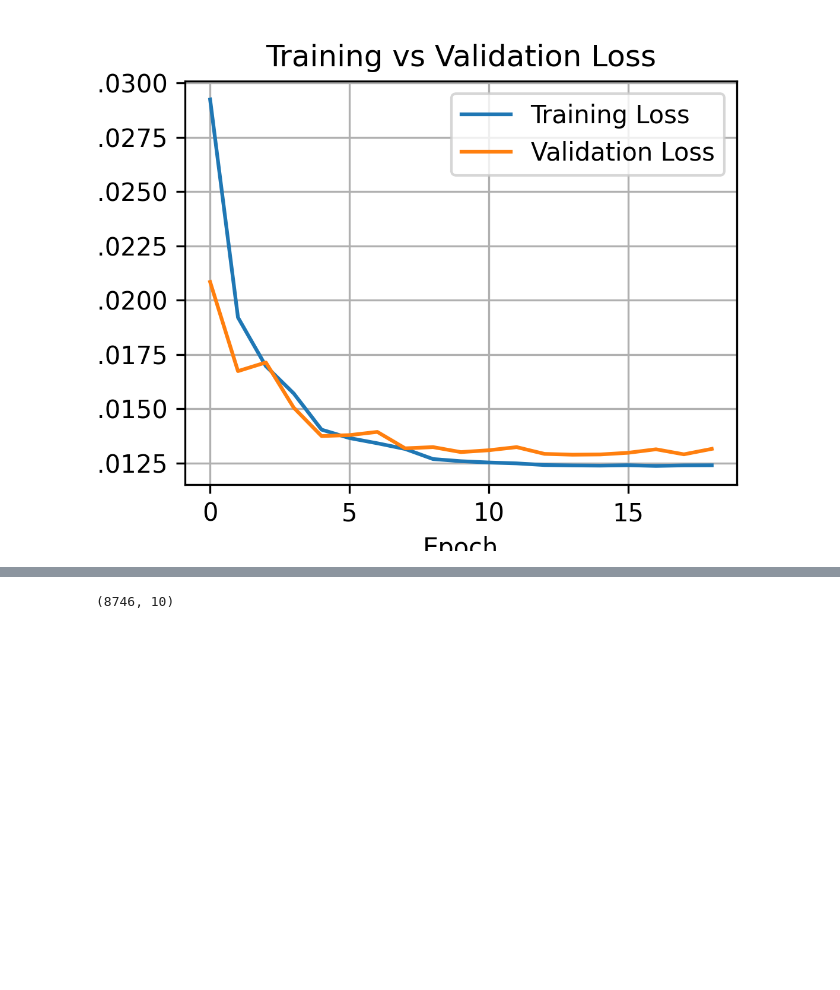
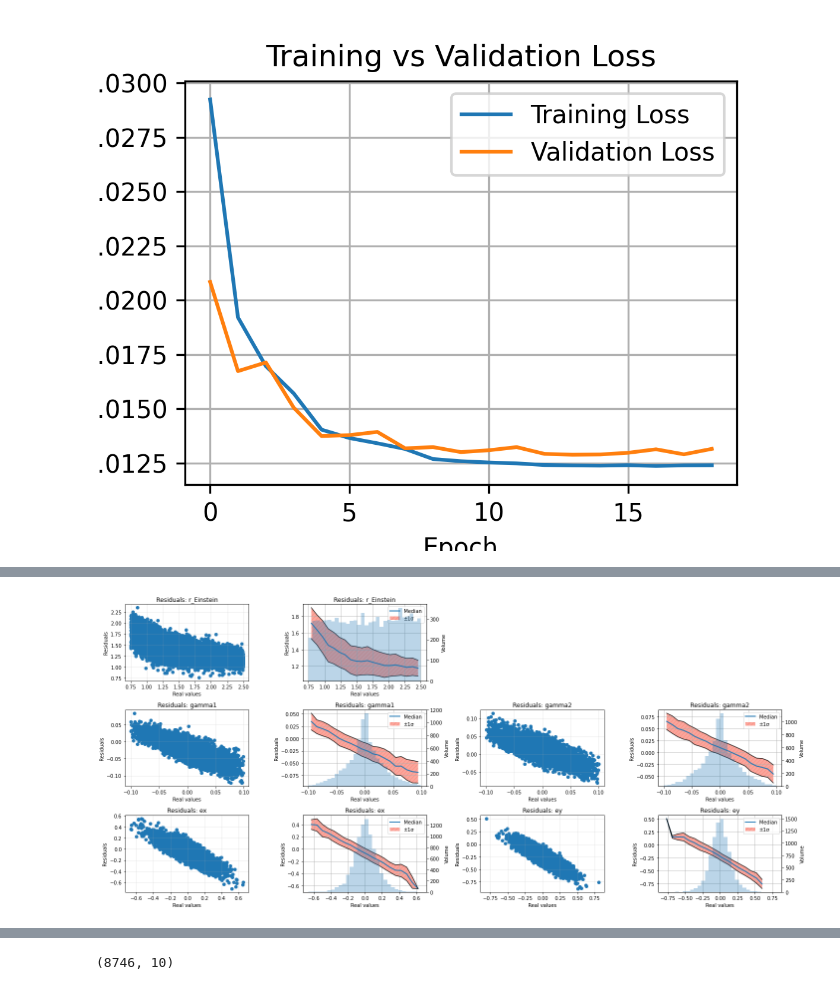
Before and after one commit to matthbatt/Deep-learning-gravitational-lensing, a Jupyter notebook: result_resnet.ipynb, the cells around one changed output, grey strips where cells are left out. Cells and saved outputs as stored; diff of their text form; code cells hidden in the pictures; blank space fills up the shorter version.

```diff
--- a/result_resnet.ipynb
+++ b/result_resnet.ipynb
@@ -901,0 +731,92 @@ plt.show()
+# %%
+import matplotlib.pyplot as plt
+import numpy as np
+
+# Min/max used for normalization
+df_min = df_sample[["r_Einstein", "gamma1", "gamma2", "ex", "ey"]].min().values
+df_max = df_sample[["r_Einstein", "gamma1", "gamma2", "ex", "ey"]].max().values
+
+# Convert to numpy
+y_true = targets.numpy()
+y_pred = preds.numpy()
+
+# --- DENORMALIZATION ---
+y_true_denorm = y_true * (df_max - df_min) + df_min
+y_pred_denorm = y_pred * (df_max - df_min) + df_min
+error_denorm = y_pred_denorm - y_true_denorm
+
+param_names = ["r_Einstein", "gamma1", "gamma2", "ex", "ey"]
+
+plt.figure(figsize=(20, 9))
+places = [(1,2), (5,6), (7,8), (9,10), (11,12)]
+
+for i in range(5):
+    plt.subplot(3, 4, places[i][0])
+    plt.scatter(y_true_denorm[:,i], error_denorm[:,i])
+    plt.title(f"Residuals: {param_names[i]}")
+    plt.xlabel("Real values")
+    plt.ylabel("Residuals")
+    plt.grid(alpha=0.3)
+
+    # Extract the variables
+    x = y_true_denorm[:, i]
+    y = error_denorm[:, i]
+
+    # Define number of bins
+    nbins = 20
+
+    # Compute bins
+    bins = np.linspace(x.min(), x.max(), nbins + 1)
+    bin_centers = 0.5 * (bins[:-1] + bins[1:])
+
+    medians = []
+    sigmas = []
+
+    for j in range(nbins):
+        mask = (x >= bins[j]) & (x < bins[j+1])
+        y_bin = y[mask]
+
+        if len(y_bin) > 0:
+            medians.append(np.median(y_bin))
+            sigmas.append(np.std(y_bin))
+        else:
+            medians.append(np.nan)
+            sigmas.append(np.nan)
+
+    medians = np.array(medians)
+    sigmas = np.array(sigmas)
+
+    ax1 = plt.subplot(3, 4,  places[i][1])
+    ax2 = ax1.twinx()
+
+    # Plot median curve
+    ax1.plot(bin_centers, medians, color="C0", lw=2, label="Median")
+    ax1.set_ylabel("Residuals")
+    ax1.grid(True)
+
+    # Plot ±1σ band
+    ax1.fill_between(
+        bin_centers,
+        medians - sigmas,
+        medians + sigmas,
+        color="salmon",
+        alpha=0.7,
+        hatch="///",          # crosshatch style
+        linewidth=0.0,        # avoid thick borders around the whole patch
+        label="±1σ"
+    )
+
+    ax1.plot(bin_centers, medians - sigmas, color="black", linewidth=1.2)
+    ax1.plot(bin_centers, medians + sigmas, color="black", linewidth=1.2)
+    ax2.hist(y_true_denorm[:, i], bins=30, alpha=0.3)
+    ax2.set_ylabel("Volume")
+
+    ax1.set_xlabel("Real values")
+    ax1.legend()
+    plt.title(f"Residuals: {param_names[i]}")
+
+plt.tight_layout()
+# plt.savefig("/net/CLUSTER/VAULT/users/mbatt/gravitational_lensing/plots/resnet_residuals_vs_true_sqrt_13.png", dpi=300, bbox_inches="tight")
+plt.show()
+# %% [output]
+[figure, added]
```
Also changed, not shown: parts of 14 cells of this notebook, 2 other files.
